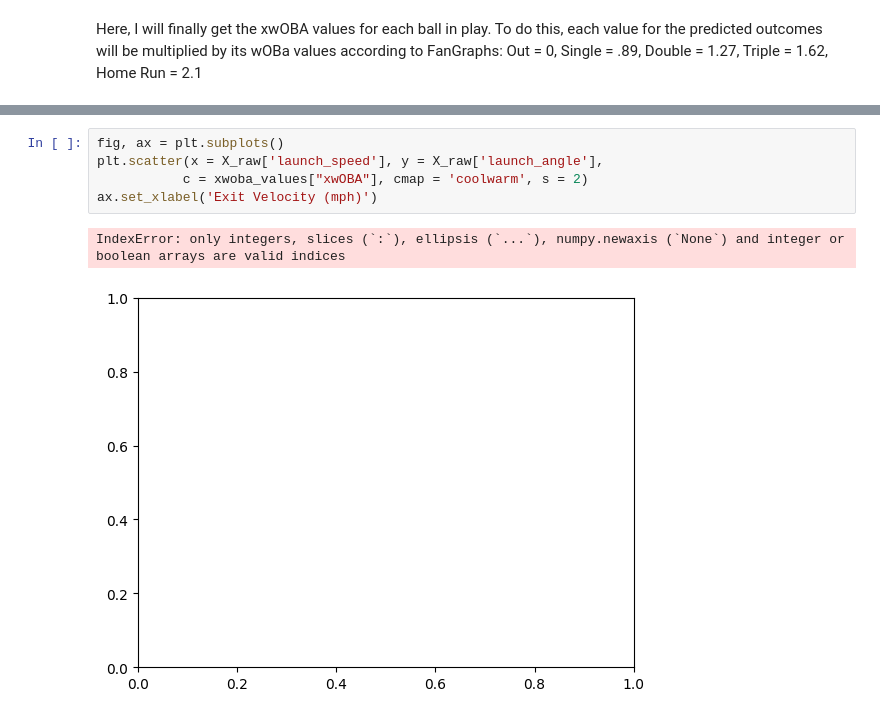
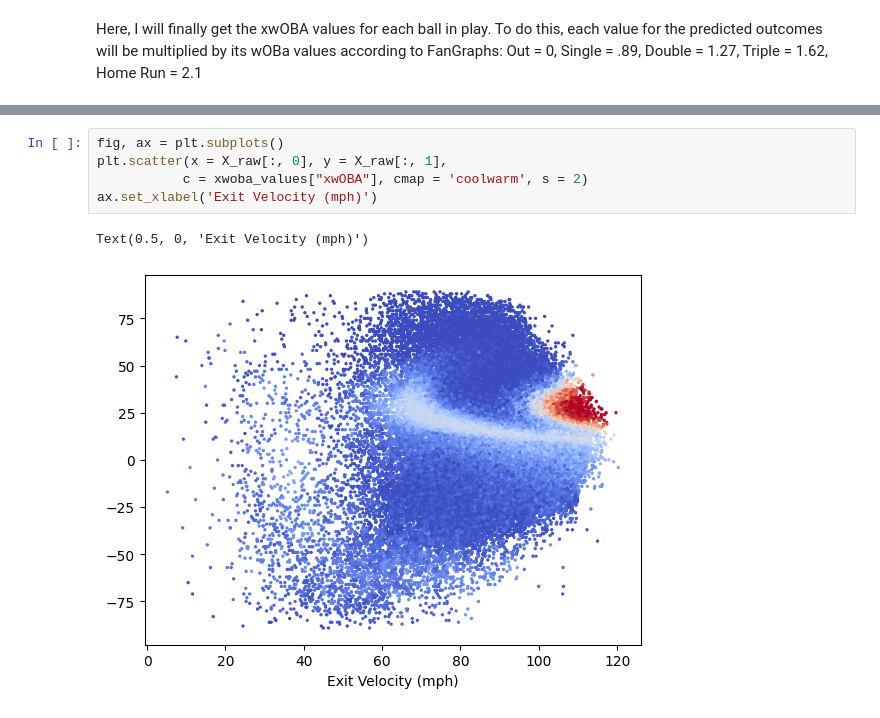
Before and after one commit to Chris-Ayres/xwOBA-Model, a Jupyter notebook: Pybaseball test.ipynb, the cells around one changed output, grey strips where cells are left out. Drawn from its saved outputs; the diff is of its cells as text.

```diff
--- a/Pybaseball test.ipynb
+++ b/Pybaseball test.ipynb
@@ -898,8 +896,8 @@ array([[ 72.8,  26. ],
 # %%
 fig, ax = plt.subplots()
-plt.scatter(x = X_raw['launch_speed'], y = X_raw['launch_angle'],
+plt.scatter(x = X_raw[:, 0], y = X_raw[:, 1],
            c = xwoba_values["xwOBA"], cmap = 'coolwarm', s = 2)
 ax.set_xlabel('Exit Velocity (mph)')
 # %% [output]
-IndexError: only integers, slices (`:`), ellipsis (`...`), numpy.newaxis (`None`) and integer or boolean arrays are valid indices
+Text(0.5, 0, 'Exit Velocity (mph)')
-[figure, old version]
+[figure, new version]
```
Also changed, not shown: parts of 31 cells of this notebook.
